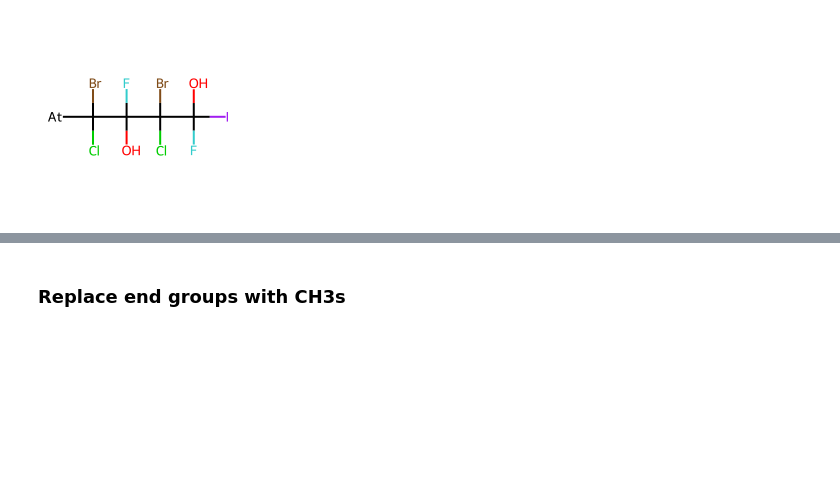
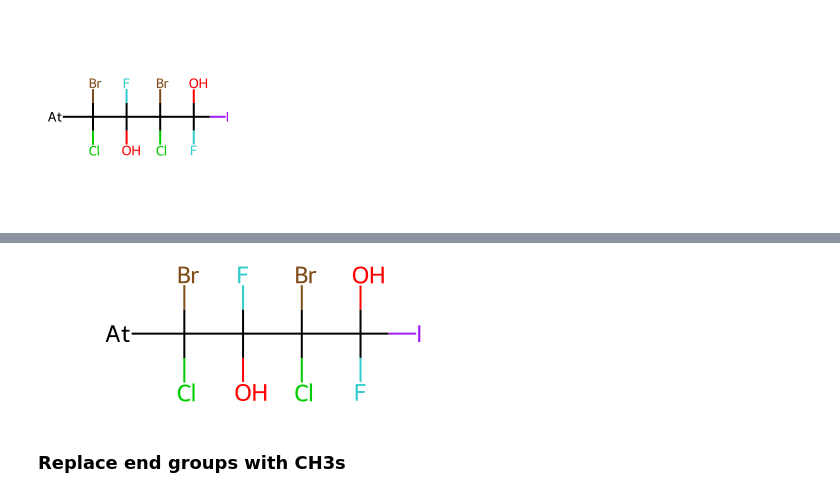
Before and after one commit to skozarekar/thermonomer, a Jupyter notebook: thermonomer/temp.ipynb, the cells around one changed output, grey strips where cells are left out. Cells and saved outputs as stored; diff of their text form; code cells hidden in the pictures; blank space fills up the shorter version.

```diff
--- a/thermonomer/temp.ipynb
+++ b/thermonomer/temp.ipynb
@@ -60,0 +65,5 @@ MolsToGridImage(products, molsPerRow=3)
+# %%
+dp2 = products[0]
+dp2
+# %% [output]
+[figure, added]
```
Also changed, not shown: parts of 8 cells of this notebook.
